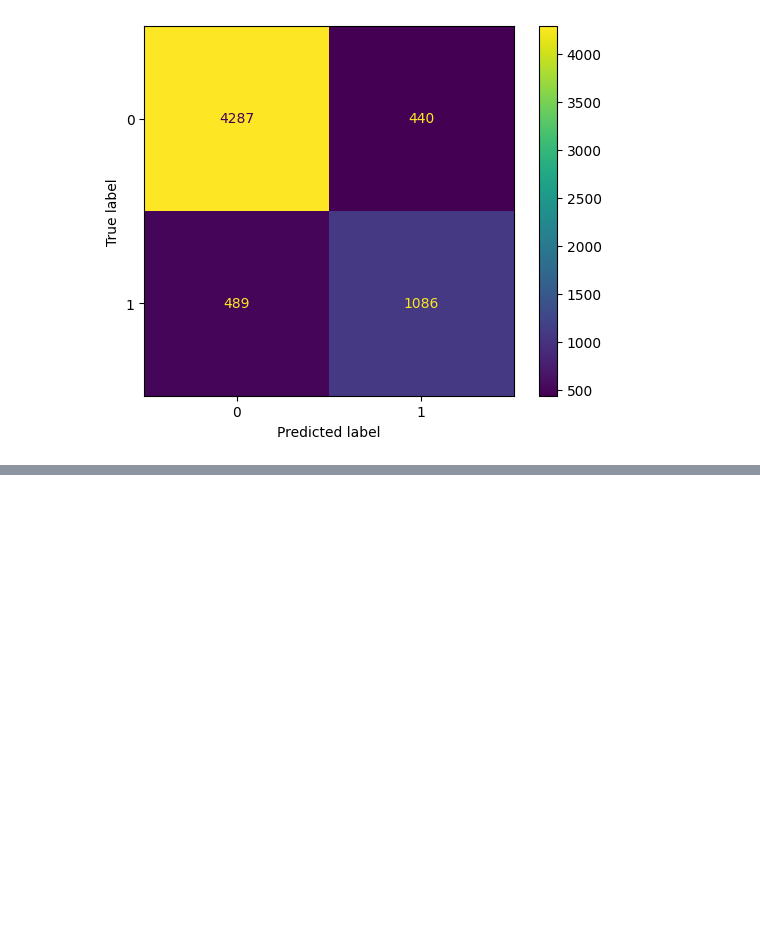
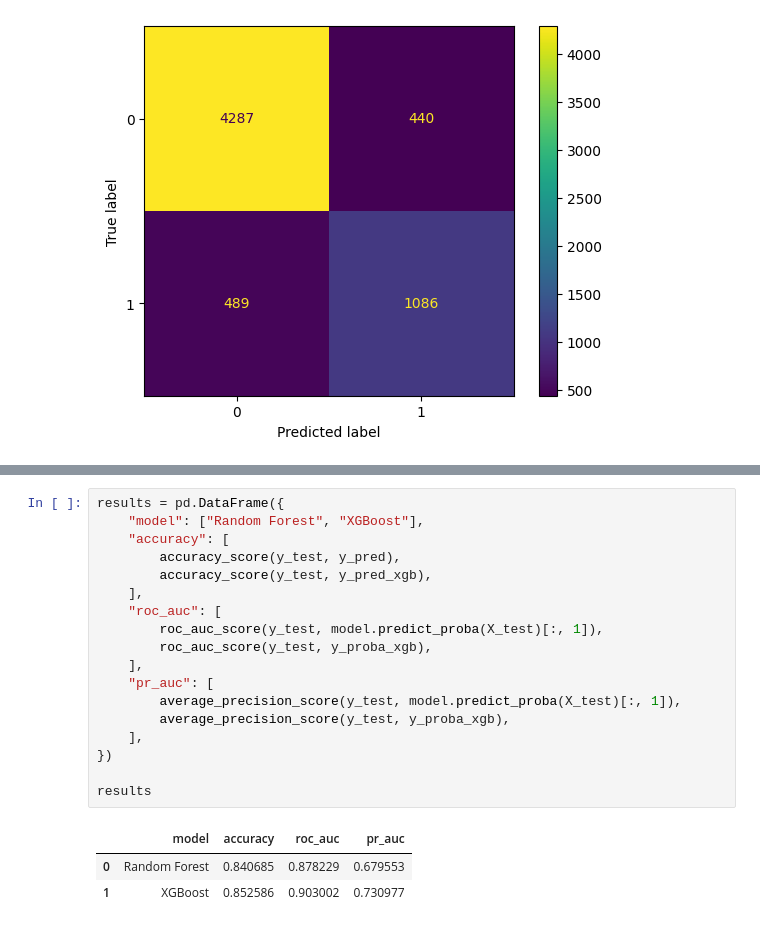
Before and after one commit to alfergal/ml-studio, a Jupyter notebook: ml/loanops/notebooks/01_eda.ipynb, the cells around one changed output, grey strips where cells are left out. Drawn from its saved outputs; the diff is of its cells as text; blank space fills up the shorter version.

```diff
--- a/ml/loanops/notebooks/01_eda.ipynb
+++ b/ml/loanops/notebooks/01_eda.ipynb
@@ -421,0 +433,22 @@ plt.show()
+# %%
+results = pd.DataFrame({
+    "model": ["Random Forest", "XGBoost"],
+    "accuracy": [
+        accuracy_score(y_test, y_pred),
+        accuracy_score(y_test, y_pred_xgb),
+    ],
+    "roc_auc": [
+        roc_auc_score(y_test, model.predict_proba(X_test)[:, 1]),
+        roc_auc_score(y_test, y_proba_xgb),
+    ],
+    "pr_auc": [
+        average_precision_score(y_test, model.predict_proba(X_test)[:, 1]),
+        average_precision_score(y_test, y_proba_xgb),
+    ],
+})
+
+results
+# %% [output]
+|  | model | accuracy | roc_auc | pr_auc |
+| 0 | Random Forest | 0.840685 | 0.878229 | 0.679553 |
+| 1 | XGBoost | 0.852586 | 0.903002 | 0.730977 |
```
Also changed, not shown: parts of 4 cells of this notebook.
